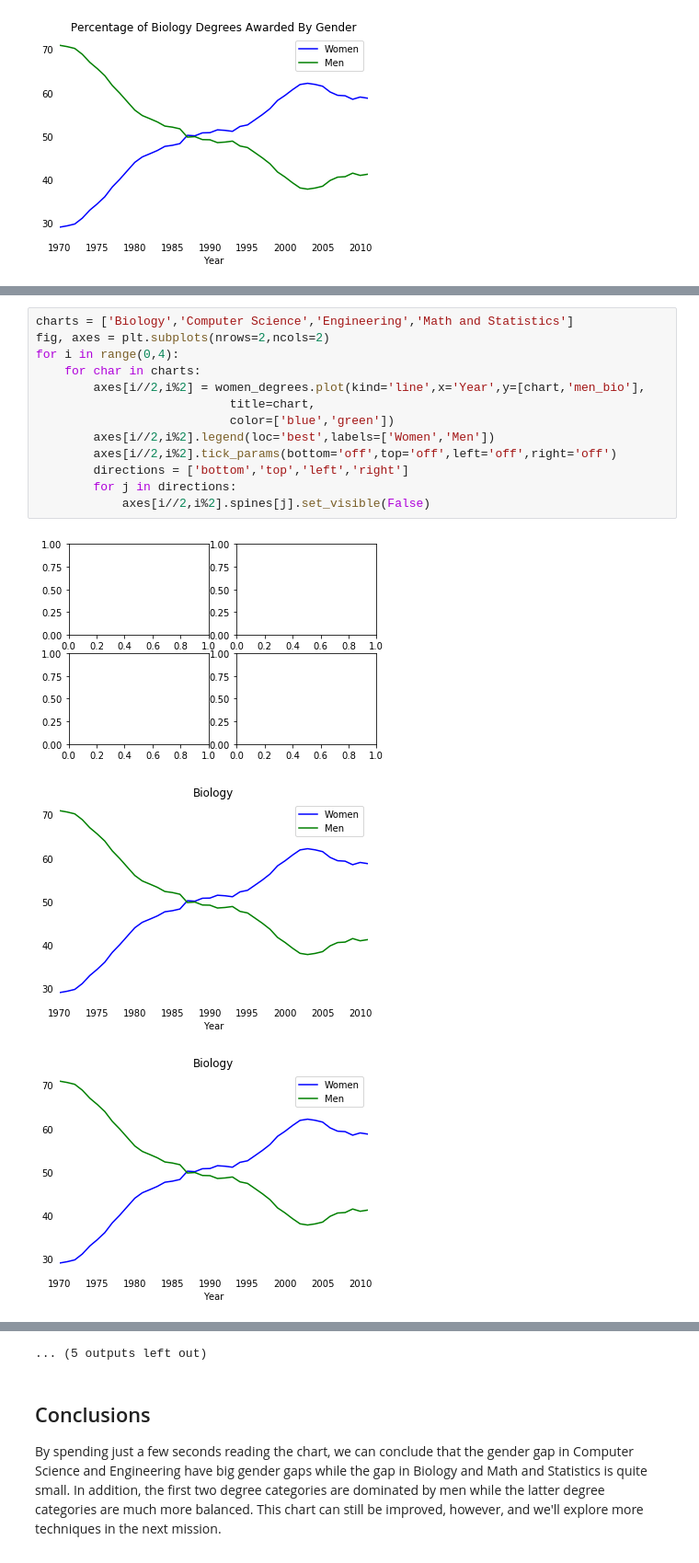
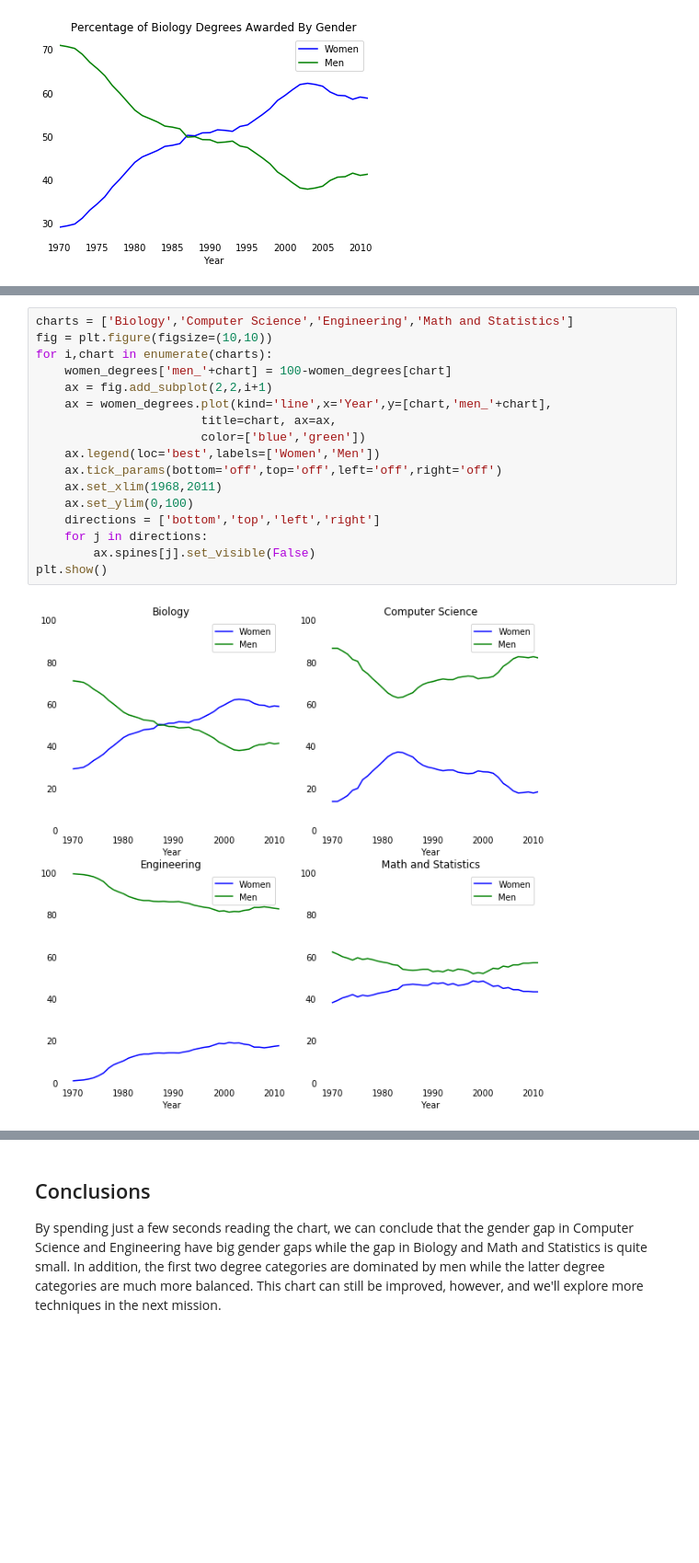
Before and after one commit to paulalps/IMD0033_Probabilidade, a Jupyter notebook: Aula 11 - Visualização Exploratória de Dados I/ Exploratory Data Visualization I.ipynb, the cells around one changed output, grey strips where cells are left out. Shown at 92% size. Saved outputs shown, nothing was run; the diff lists cells and outputs as text; blank space fills up the shorter version.

```diff
--- a/Aula 11 - Visualização Exploratória de Dados I/ Exploratory Data Visualization I.ipynb
+++ b/Aula 11 - Visualização Exploratória de Dados I/ Exploratory Data Visualization I.ipynb
@@ -241,18 +241,20 @@ Let's generate line charts for four STEM degree categories on a grid to encourag
 Note: https://stackoverflow.com/questions/22483588/how-can-i-plot-separate-pandas-dataframes-as-subplots
 # %%
 charts = ['Biology','Computer Science','Engineering','Math and Statistics']
-fig, axes = plt.subplots(nrows=2,ncols=2)
-for i in range(0,4):
-    for char in charts:
-        axes[i//2,i%2] = women_degrees.plot(kind='line',x='Year',y=[chart,'men_bio'],
-                           title=chart,
-                           color=['blue','green'])
-        axes[i//2,i%2].legend(loc='best',labels=['Women','Men'])
-        axes[i//2,i%2].tick_params(bottom='off',top='off',left='off',right='off')
-        directions = ['bottom','top','left','right']
-        for j in directions:
-            axes[i//2,i%2].spines[j].set_visible(False)
+fig = plt.figure(figsize=(10,10))
+for i,chart in enumerate(charts):
+    women_degrees['men_'+chart] = 100-women_degrees[chart]
+    ax = fig.add_subplot(2,2,i+1)
+    ax = women_degrees.plot(kind='line',x='Year',y=[chart,'men_'+chart],
+                       title=chart, ax=ax,
+                       color=['blue','green'])
+    ax.legend(loc='best',labels=['Women','Men'])
+    ax.tick_params(bottom='off',top='off',left='off',right='off')
+    ax.set_xlim(1968,2011)
+    ax.set_ylim(0,100)
+    directions = ['bottom','top','left','right']
+    for j in directions:
+        ax.spines[j].set_visible(False)
+plt.show()
 # %% [output]
-[figure, old version]
+[figure, new version]
-[figure, removed]
-[figure, removed]
@@ -268,4 +261,3 @@ for i in range(0,4):
-... (5 outputs left out)
 # %% [markdown]
 ## Conclusions
 
```
Also changed, not shown: parts of 1 cell of this notebook.
